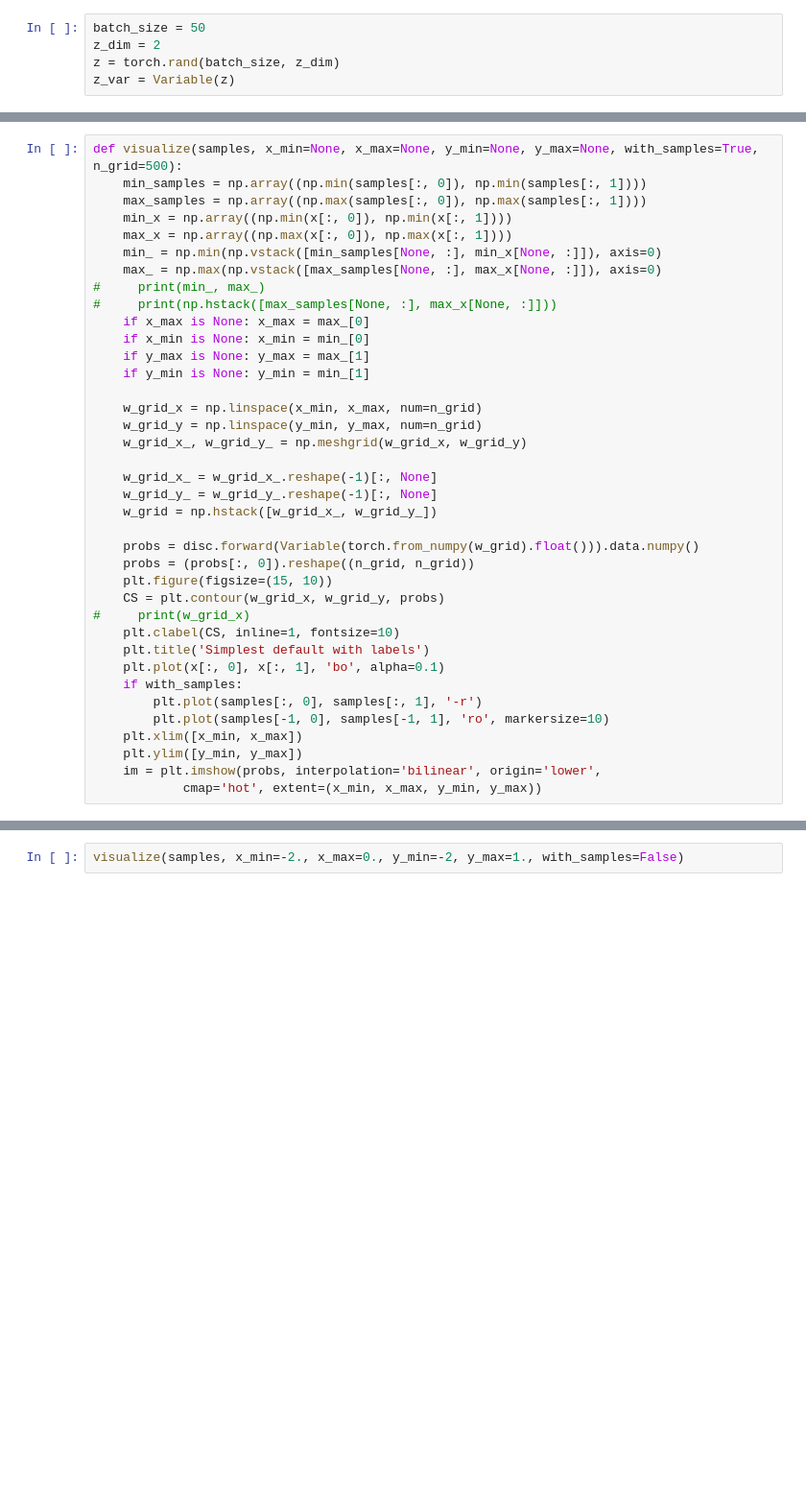
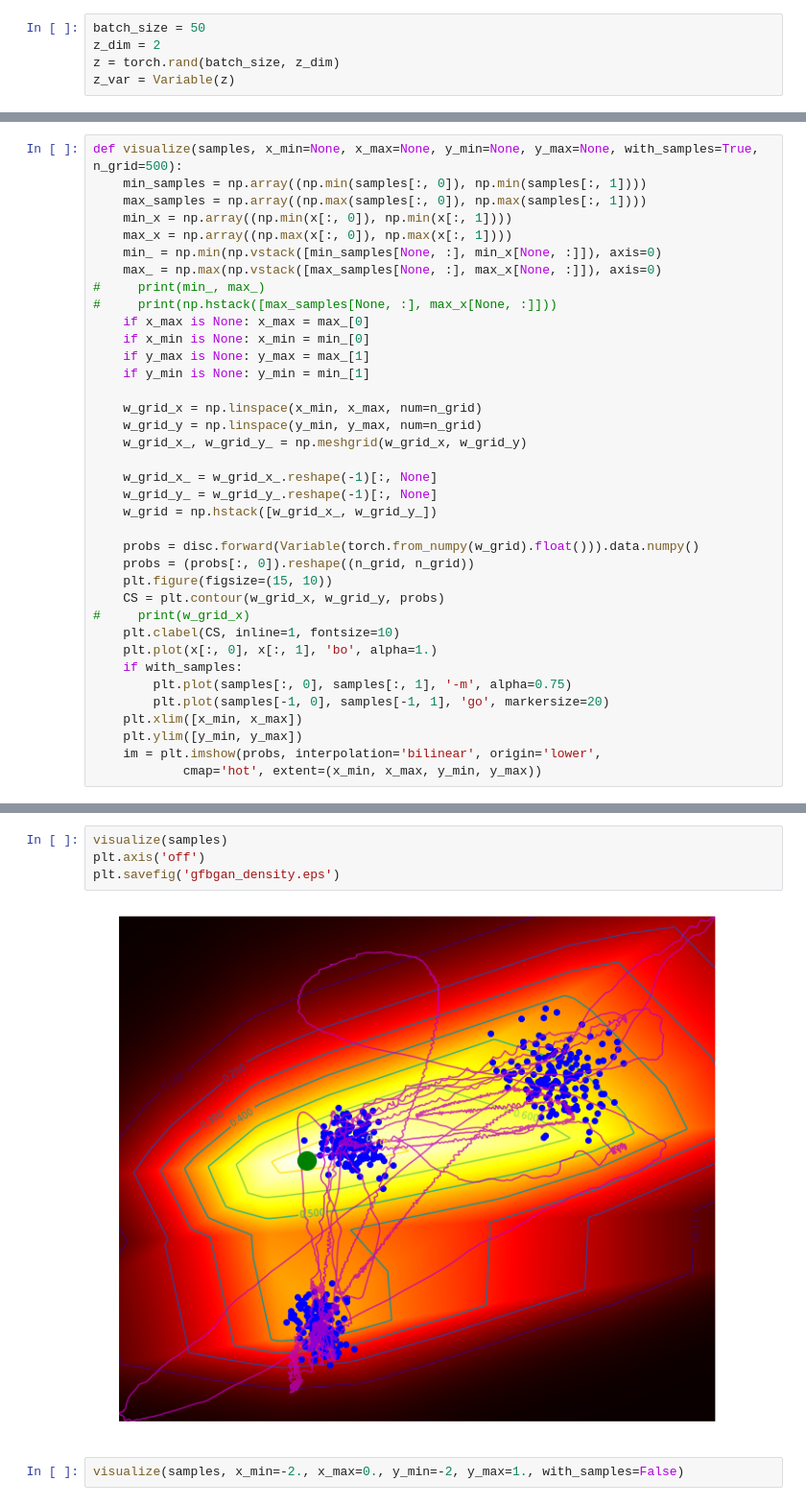
Before and after one commit to mfinzi/gans-and-stuff, a Jupyter notebook: experiments/nogen_experiments/bgan_nogen_synth.ipynb, the cells around one changed output, grey strips where cells are left out. Shown at 96% size. Saved outputs shown, nothing was run; the diff lists cells and outputs as text; blank space fills up the shorter version.

```diff
--- a/experiments/nogen_experiments/bgan_nogen_synth.ipynb
+++ b/experiments/nogen_experiments/bgan_nogen_synth.ipynb
@@ -145,11 +145,10 @@ def visualize(samples, x_min=None, x_max=None, y_min=None, y_max=None, with_samp
     CS = plt.contour(w_grid_x, w_grid_y, probs)
 #     print(w_grid_x)
     plt.clabel(CS, inline=1, fontsize=10)
-    plt.title('Simplest default with labels')
-    plt.plot(x[:, 0], x[:, 1], 'bo', alpha=0.1)
+    plt.plot(x[:, 0], x[:, 1], 'bo', alpha=1.)
     if with_samples:
-        plt.plot(samples[:, 0], samples[:, 1], '-r')
-        plt.plot(samples[-1, 0], samples[-1, 1], 'ro', markersize=10)
+        plt.plot(samples[:, 0], samples[:, 1], '-m', alpha=0.75)
+        plt.plot(samples[-1, 0], samples[-1, 1], 'go', markersize=20)
     plt.xlim([x_min, x_max])
     plt.ylim([y_min, y_max])
     im = plt.imshow(probs, interpolation='bilinear', origin='lower',
@@ -193,3 +181,9 @@ visualize(samples)
+# %%
+visualize(samples)
+plt.axis('off')
+plt.savefig('gfbgan_density.eps')
+# %% [output]
+[figure, added]
 # %%
 visualize(samples, x_min=-2., x_max=0., y_min=-2, y_max=1., with_samples=False)
 # %% [output]
```
Also changed, not shown: parts of 4 cells of this notebook, 4 other files.
